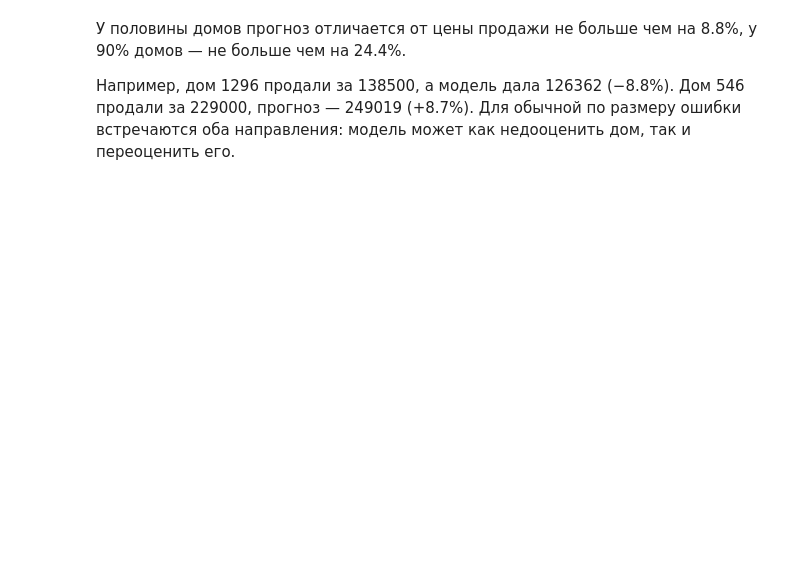
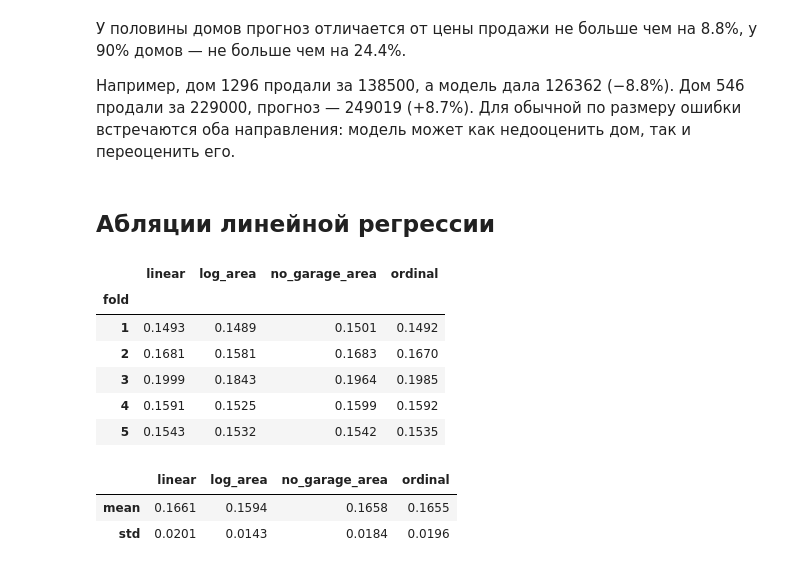
Before and after one commit to tarma3v/HousePrices, a Jupyter notebook: notebooks/baseline_review.ipynb, the cells around one changed output. Saved outputs shown, nothing was run; the diff lists cells and outputs as text; code cells hidden in the pictures; blank space fills up the shorter version.

```diff
--- a/notebooks/baseline_review.ipynb
+++ b/notebooks/baseline_review.ipynb
@@ -142,3 +154,22 @@ df.assign(error_pct=pct).loc[ids, ['SalePrice', 'linear', 'error_pct']].round(1)
 
 Например, дом 1296 продали за 138500, а модель дала 126362 (−8.8%). Дом 546 продали за 229000, прогноз — 249019 (+8.7%).
 Для обычной по размеру ошибки встречаются оба направления: модель может как недооценить дом, так и переоценить его.
+# %% [markdown]
+## Абляции линейной регрессии
+# %%
+ablations = ['linear', 'log_area', 'no_garage_area', 'ordinal']
+err = np.log(df[ablations]).sub(np.log(df['SalePrice']), axis=0)
+rmse = err.pow(2).groupby(df['fold']).mean().pow(0.5)
+display(rmse.round(4))
+rmse.agg(['mean', 'std']).round(4)
+# %% [output]
+|  | linear | log_area | no_garage_area | ordinal |
+| fold |  |  |  |  |
+| 1 | 0.1493 | 0.1489 | 0.1501 | 0.1492 |
+| 2 | 0.1681 | 0.1581 | 0.1683 | 0.1670 |
+| 3 | 0.1999 | 0.1843 | 0.1964 | 0.1985 |
+| 4 | 0.1591 | 0.1525 | 0.1599 | 0.1592 |
+| 5 | 0.1543 | 0.1532 | 0.1542 | 0.1535 |
+|  | linear | log_area | no_garage_area | ordinal |
+| mean | 0.1661 | 0.1594 | 0.1658 | 0.1655 |
+| std | 0.0201 | 0.0143 | 0.0184 | 0.0196 |
```
Also changed, not shown: parts of 13 cells of this notebook, 2 other files.
